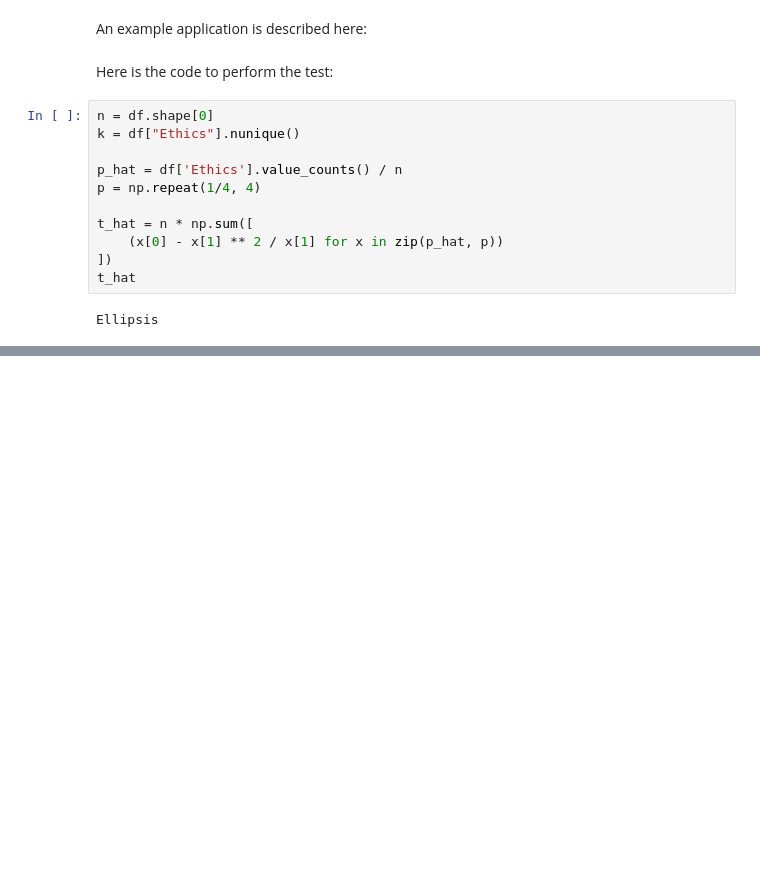
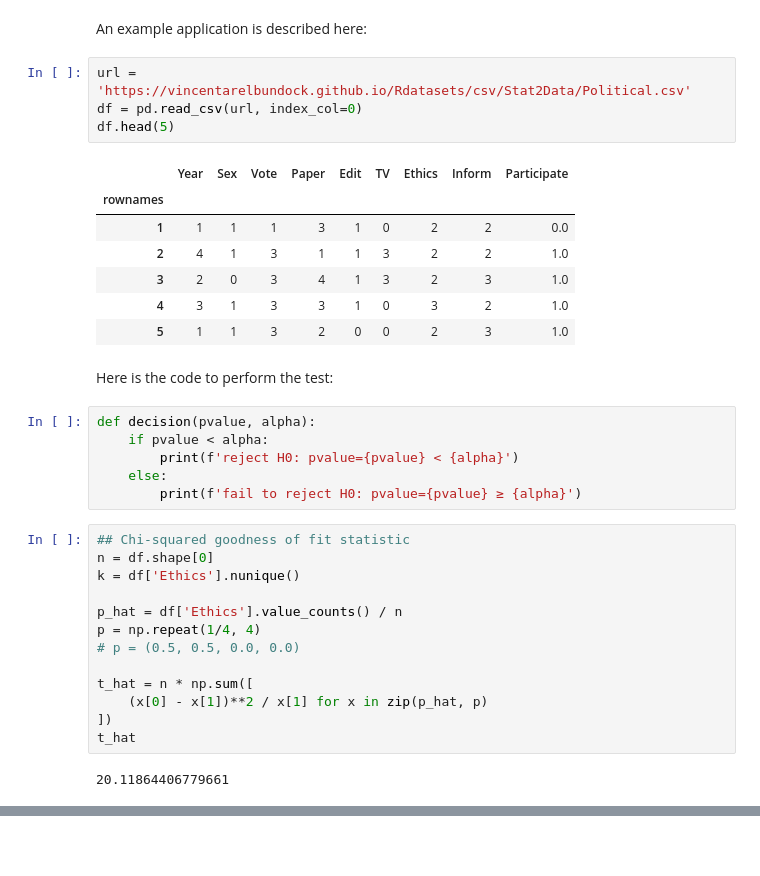
Before and after one commit to raoguchi/sp24, a Jupyter notebook: notebooks/week-4-summary.ipynb, the cells around one changed output, grey strips where cells are left out. Saved outputs shown, nothing was run; the diff lists cells and outputs as text; blank space fills up the shorter version.

```diff
--- a/notebooks/week-4-summary.ipynb
+++ b/notebooks/week-4-summary.ipynb
@@ -197,21 +206,41 @@ When $n=1$, the multinomial distribution is the categorical distribution
 <br></br>
 # %% [markdown]
 An example application is described here:
+# %%
+url = 'https://vincentarelbundock.github.io/Rdatasets/csv/Stat2Data/Political.csv'
+df = pd.read_csv(url, index_col=0)
+df.head(5)
+# %% [output]
+|  | Year | Sex | Vote | Paper | Edit | TV | Ethics | Inform | Participate |
+| rownames |  |  |  |  |  |  |  |  |  |
+| 1 | 1 | 1 | 1 | 3 | 1 | 0 | 2 | 2 | 0.0 |
+| 2 | 4 | 1 | 3 | 1 | 1 | 3 | 2 | 2 | 1.0 |
+| 3 | 2 | 0 | 3 | 4 | 1 | 3 | 2 | 3 | 1.0 |
+| 4 | 3 | 1 | 3 | 3 | 1 | 0 | 3 | 2 | 1.0 |
+| 5 | 1 | 1 | 3 | 2 | 0 | 0 | 2 | 3 | 1.0 |
 # %% [markdown]
 Here is the code to perform the test:
+# %%
+def decision(pvalue, alpha):
+    if pvalue < alpha:
+        print(f'reject H0: pvalue={pvalue} < {alpha}')
+    else:
+        print(f'fail to reject H0: pvalue={pvalue} ≥ {alpha}')
 # %%
+## Chi-squared goodness of fit statistic
 n = df.shape[0]
-k = df["Ethics"].nunique()
+k = df['Ethics'].nunique()
 
 p_hat = df['Ethics'].value_counts() / n
 p = np.repeat(1/4, 4)
+# p = (0.5, 0.5, 0.0, 0.0)
 
 t_hat = n * np.sum([
-    (x[0] - x[1] ** 2 / x[1] for x in zip(p_hat, p))
+    (x[0] - x[1])**2 / x[1] for x in zip(p_hat, p)
 ])
 t_hat
 # %% [output]
-Ellipsis
+20.11864406779661
 # %%
 dof = k-1
 T = stats.chi2(dof)
```
Also changed, not shown: parts of 45 cells of this notebook, 1 other file.
